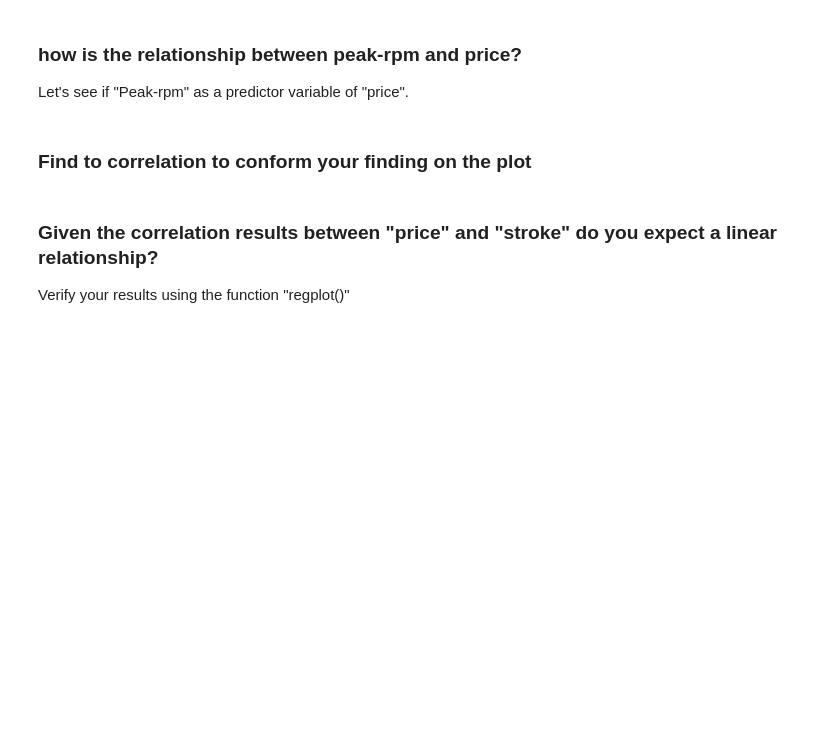
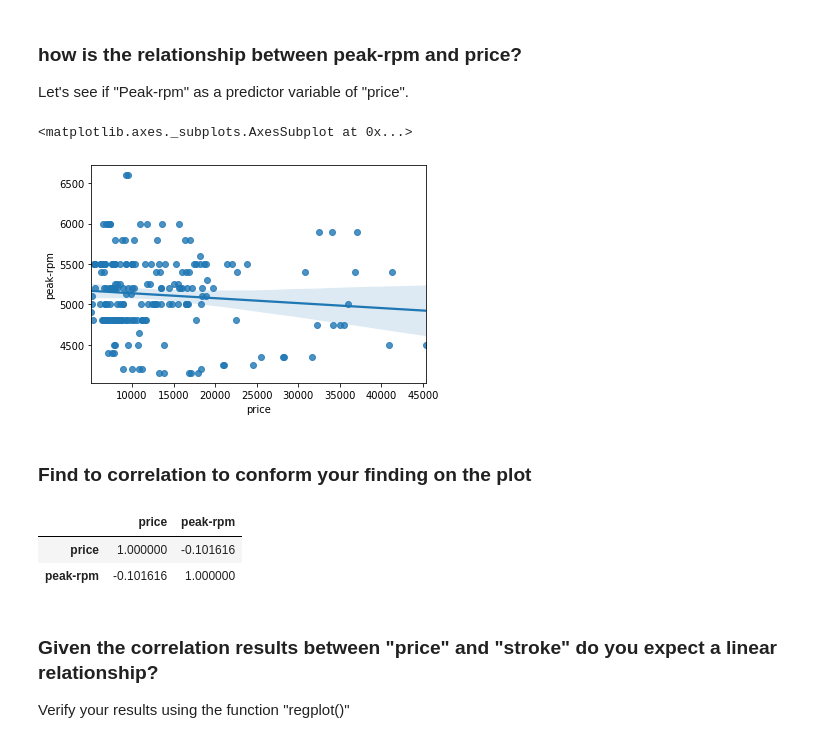
Before and after one commit to abdoulayegk/Workshop, a Jupyter notebook: Workshop_EDA_.ipynb, the cells around one changed output. Saved outputs shown, nothing was run; the diff lists cells and outputs as text; code cells hidden in the pictures; blank space fills up the shorter version.

```diff
--- a/Workshop_EDA_.ipynb
+++ b/Workshop_EDA_.ipynb
@@ -140,8 +579,19 @@ Hint: if you would like to select those columns use the following syntax: df[['b
 # %% [markdown]
 ### how is the relationship between peak-rpm and price?
 Let's see if "Peak-rpm" as a predictor variable of "price".
+# %%
+sns.regplot(x='price',y='peak-rpm',data = data)
+# %% [output]
+<matplotlib.axes._subplots.AxesSubplot at 0x...>
+[figure, added]
 # %% [markdown]
 ### Find to correlation to conform your finding on the plot
+# %%
+data[['price','peak-rpm']].corr()
+# %% [output]
+|  | price | peak-rpm |
+| price | 1.000000 | -0.101616 |
+| peak-rpm | -0.101616 | 1.000000 |
 # %% [markdown]
 ### Given the correlation results between "price" and "stroke" do you expect a linear relationship?
 
```
Also changed, not shown: parts of 53 cells of this notebook.
